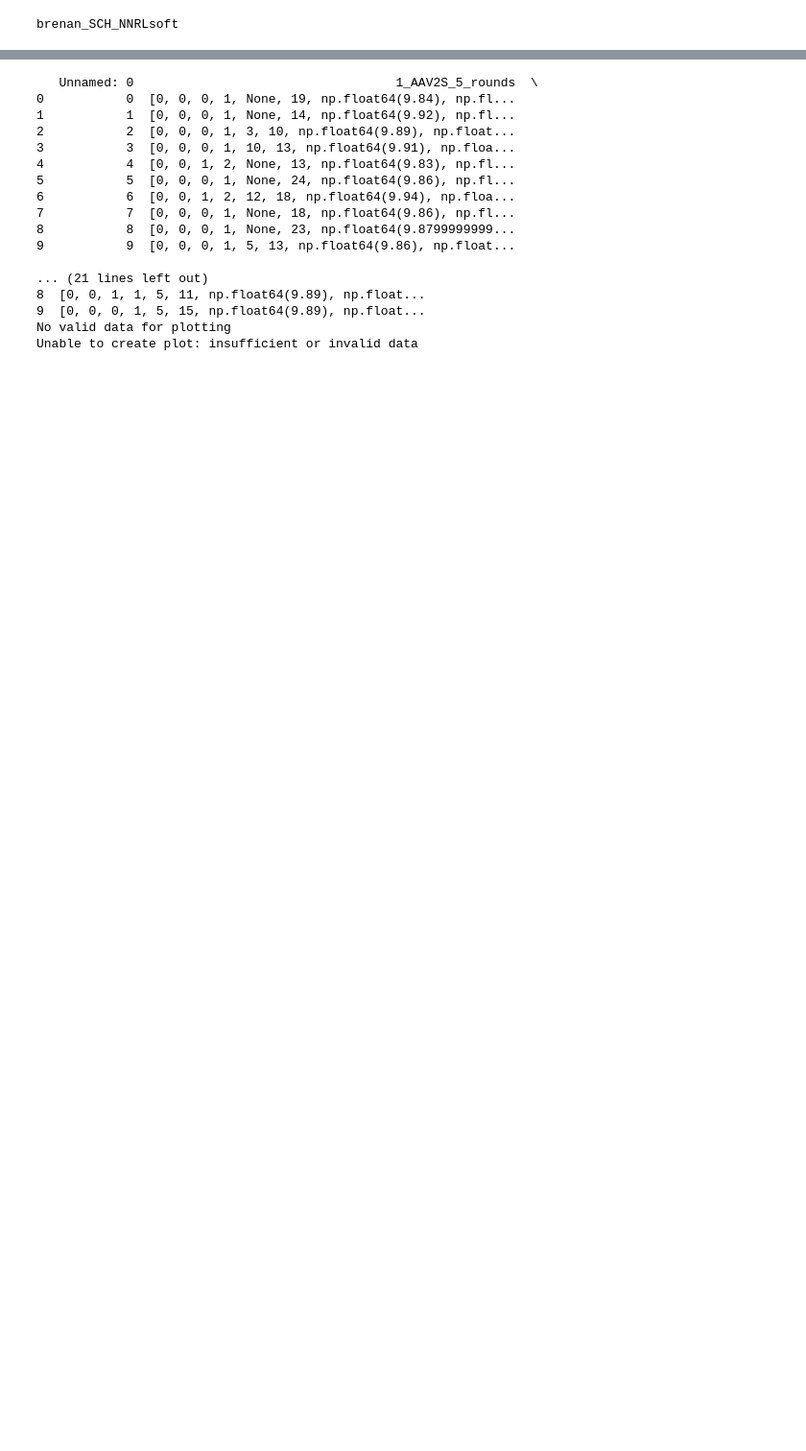
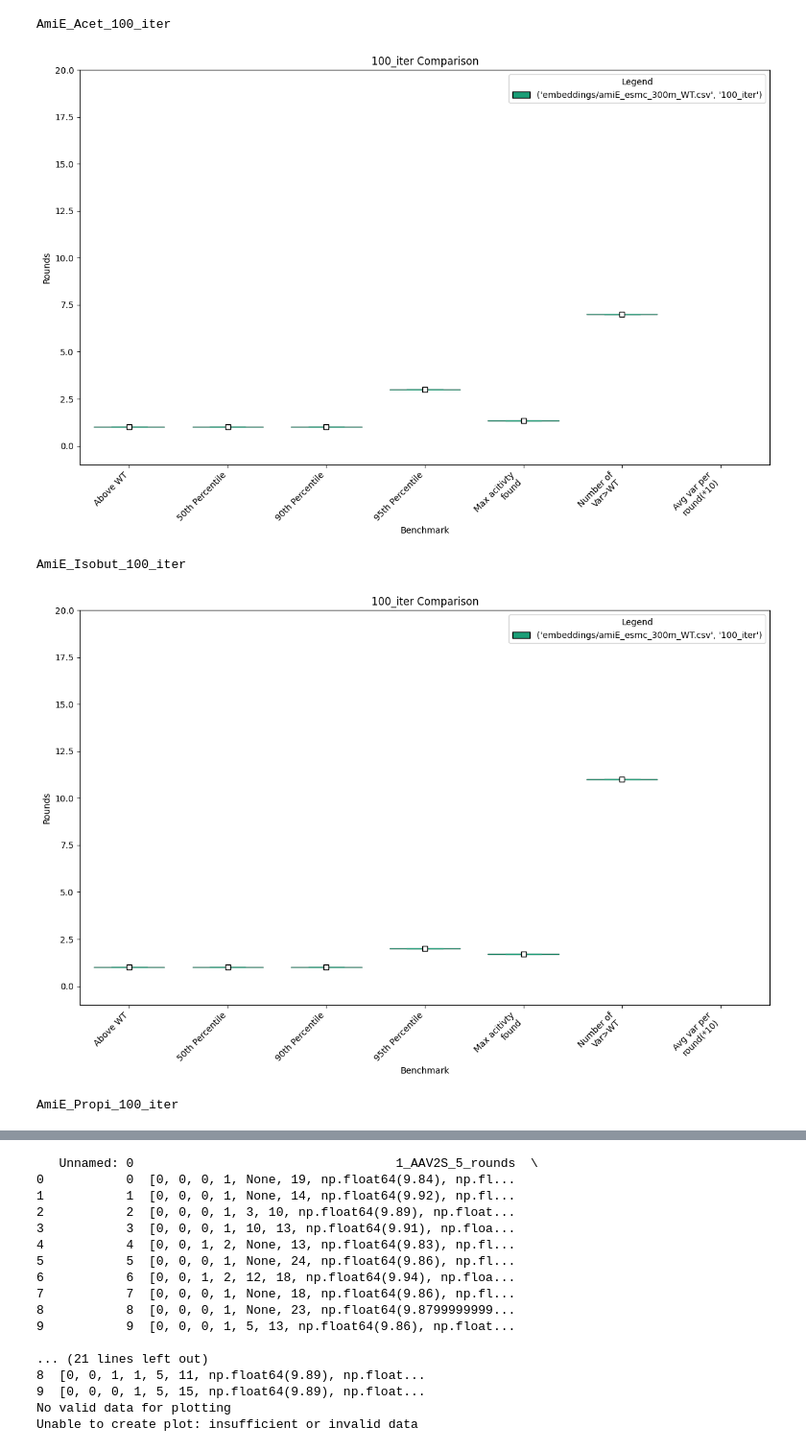
Before and after one commit to JBEI/foldy-internal, a Jupyter notebook: backend/src/notebooks/isaac/FAFO.ipynb, the cells around one changed output, grey strips where cells are left out. Shown at 96% size. Saved outputs shown, nothing was run; the diff lists cells and outputs as text; code cells hidden in the pictures; blank space fills up the shorter version.

```diff
--- a/backend/src/notebooks/isaac/FAFO.ipynb
+++ b/backend/src/notebooks/isaac/FAFO.ipynb
@@ -168,8 +172,8 @@ estimators = [
 ]
 zero_shot = [
             #[0,0,16], #[marginal WT ranked, marginal top3 per locus, random]
-            [0,16,0],
-            #[12,0,4],
+            #[0,16,0],
+            [16,0,0],
             #[8,8,0],
              ]
 models = {
@@ -179,56 +183,61 @@ models = {
     'SVR': SVR(),
     'NeuralNet': MLPRegressor(random_state=1,max_iter=5000,
                               #activation='logistic',
-                              hidden_layer_sizes=(500,100,50)),
+                              n_iter_no_change=200,
+                              hidden_layer_sizes=(100,50)),
     'NeuralNetRL' : MLPRegressorWithRankedLoss(random_state=1,
-                                            hidden_layer_sizes=(500,100,50),
+                                            hidden_layer_sizes=(100,50),
                                             #early_stopping=True,
                                             #tol=1e-4,
                                             #learning_rate_init=.001,
                                             max_iter=2000,verbose=True,
                                             #learning_rate='constant',
-                                            n_iter_no_change=20,
-                                            activation='softplus',
+                                            n_iter_no_change=200,
+                                            #activation='softplus',
                                             ),
     'StackingRegressor': StackingRegressor(estimators=estimators,
                                             final_estimator=SVR()),
     'NNStackingRegressor': StackingRegressor(estimators=estimators,
     final_estimator=MLPRegressorWithRankedLoss(random_state=1, hidden_layer_sizes=(500,100,50),max_iter=1000,verbose=True))
 }
 
 model = 'NNRLsoft'
-new_variable = model
-model_type = models['NeuralNetRL']
+new_variable = '100_full'
+model_type = models['NeuralNet']
 wt_activity = 1
 rounds_evo =  10
 num_var = 16
-prot_name = 'brenan'
+prot_name = 'amiE'
 wt_aa_seq, embeddings_dir, embeddings_paths = get_stuff(prot_name)
 logits_path = os.path.join(embeddings_dir,'embeddings',f'logits_{prot_name}_wt_melted.csv')
 runs = {
     #f'zika_NN_500_rand':r'..\EvolveTest\DMS_data\zika_dms.xlsx',
     #f'rubisco_NN_full':r'..\EvolveTest\DMS_data\rubisco_dms.xlsx',
-    #f'AmiE_Acet_NN_full':r'..\EvolveTest\DMS_data\amie_Acet_dms.xlsx',
-    #f'AmiE_Isobut_NN_full':r'..\EvolveTest\DMS_data\amie_Isobut_dms.xlsx',
-    #f'AmiE_Propi_NN_full':r'..\EvolveTest\DMS_data\amie_Propi_dms.xlsx',
-    #f'Tem_2500_NN_500':r'..\EvolveTest\DMS_data\bla_amp_2500_dms.xlsx',
-    #f'Tem_cef_NN_500':r'..\EvolveTest\DMS_data\bla_cefo_dms.xlsx',
+    f'AmiE_Acet_{new_variable}':r'..\EvolveTest\DMS_data\amie_Acet_dms.xlsx',
+    f'AmiE_Isobut_{new_variable}':r'..\EvolveTest\DMS_data\amie_Isobut_dms.xlsx',
+    f'AmiE_Propi_{new_variable}':r'..\EvolveTest\DMS_data\amie_Propi_dms.xlsx',
+    #f'Tem_2500_NN_{new_variable}':r'..\EvolveTest\DMS_data\bla_amp_2500_dms.xlsx',
+    #f'Tem_cef_NN_{new_variable}':r'..\EvolveTest\DMS_data\bla_cefo_dms.xlsx',
     #f'brenan_DOX_{new_variable}':r'..\EvolveTest\DMS_data\brenan_DOX_dms.xlsx',
-    f'brenan_SCH_{new_variable}':r'..\EvolveTest\DMS_data\brenan_SCH_dms.xlsx',
-    f'brenan_VRT_{new_variable}':r'..\EvolveTest\DMS_data\brenan_VRT_dms.xlsx',
+    #f'brenan_SCH_{new_variable}':r'..\EvolveTest\DMS_data\brenan_SCH_dms.xlsx',
+    #f'brenan_VRT_{new_variable}':r'..\EvolveTest\DMS_data\brenan_VRT_dms.xlsx',
     }
 
 for name, dms_data in runs.items():
     dataset = name
     print(dataset)
     exp_activity_file_path = dms_data
     #plot_combined_landscape(exp_activity_file_path,embeddings_paths[-1],logits_path,prot_name)
     digivolveZS(wt_aa_seq,prot_name,
                           wt_activity,dataset,
                           exp_activity_file_path,
                           embeddings_dir, embeddings_paths,
                           num_var,rounds_evo,
                           model_type,
-                          logits_path, zero_shot[0],new_variable)
+                          logits_path, zero_shot[0],new_variable,complete=True)
 # %% [output]
-brenan_SCH_NNRLsoft
+AmiE_Acet_100_iter
+[figure, added]
+AmiE_Isobut_100_iter
+[figure, added]
+AmiE_Propi_100_iter
```
Also changed, not shown: parts of 2 cells of this notebook, 2 other files.
